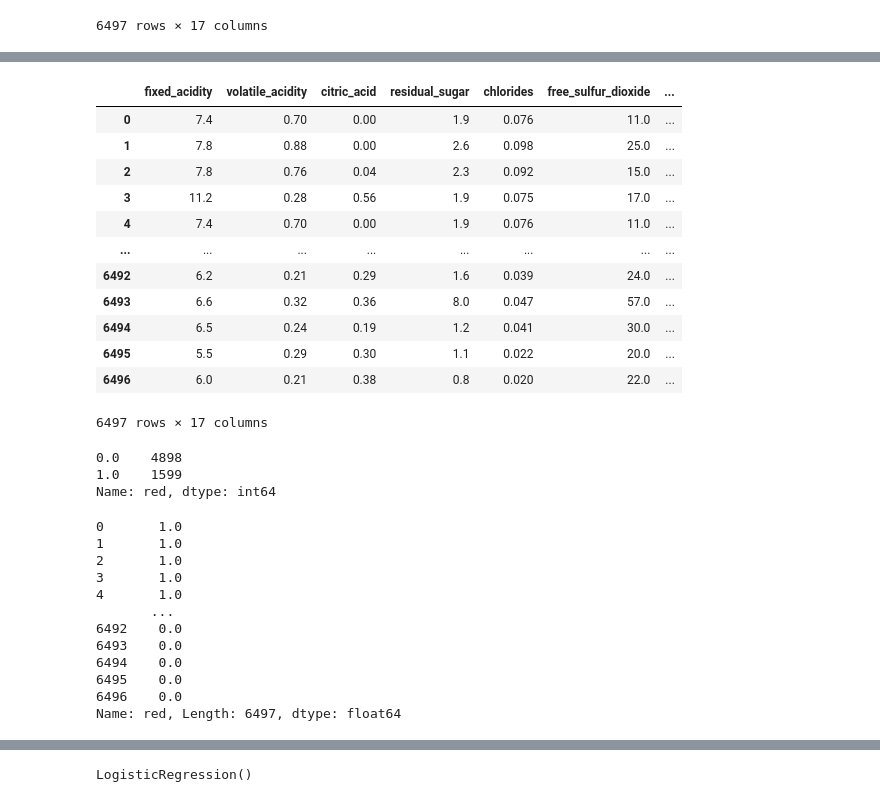
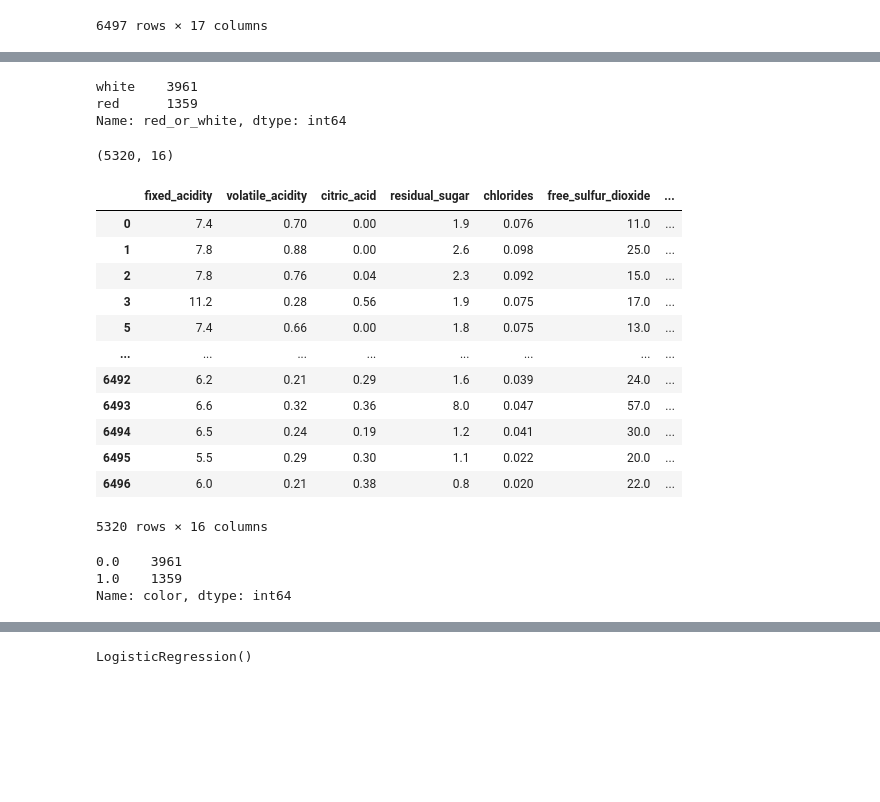
Before and after one commit to cdb8675309/-mod1-project2-Sprint-3, a Jupyter notebook: Sprint_3.ipynb, the cells around one changed output, grey strips where cells are left out. Saved outputs shown, nothing was run; the diff lists cells and outputs as text; code cells hidden in the pictures; blank space fills up the shorter version.

Commit message:
"data scrubbed, ran log regs on norm and non normalized data"

```diff
--- a/Sprint_3.ipynb
+++ b/Sprint_3.ipynb
@@ -260,7 +263,7 @@ rw_encd_combiwines
 | 6496 | 6.0 | 0.21 | 0.38 | 0.8 | 0.020 | 22.0 | ... |
 6497 rows × 16 columns
 # %%
-rw_encd_combiwines.rename(columns = {0:'red', 1:'white'}, inplace=True)
+rw_encd_combiwines.rename(columns = {0:'color', 1:'ignore'}, inplace=True)
 rw_encd_combiwines
 # %% [output]
 |  | fixed_acidity | volatile_acidity | citric_acid | residual_sugar | chlorides | free_sulfur_dioxide | ... |
@@ -348,0 +355,7 @@ rw_encd_combiwines
+# %%
+## here i just shortened my dataframe name to rw encd cw
+rw_encd_cw = rw_encd_combiwines
+# %%
+##here i drop the ignore column, and then i remove duplicate rows
+#rw_encd_cw = rw_encd_cw.drop('ignore', axis=1)
+rw_encd_cw.drop_duplicates(inplace=True)
@@ -348,0 +374,10 @@ rw_encd_combiwines
+# %%
+rw_encd_cw['red_or_white'].value_counts()
+# %% [output]
+white    3961
+red      1359
+Name: red_or_white, dtype: int64
+# %%
+rw_encd_cw.shape
+# %% [output]
+(5320, 16)
@@ -349,58 +405,47 @@ rw_encd_combiwines
 # %%
 ##here i am moving the red/white string column to the left of the red/white encoded columns
-col = rw_encd_combiwines.pop('red_or_white')
-rw_encd_combiwines.insert(14, 'red_or_white', col)
-rw_encd_combiwines
+col = rw_encd_cw.pop('red_or_white')
+rw_encd_cw.insert(14, 'red_or_white', col)
+rw_encd_cw
 # %% [output]
 |  | fixed_acidity | volatile_acidity | citric_acid | residual_sugar | chlorides | free_sulfur_dioxide | ... |
 | 0 | 7.4 | 0.70 | 0.00 | 1.9 | 0.076 | 11.0 | ... |
 | 1 | 7.8 | 0.88 | 0.00 | 2.6 | 0.098 | 25.0 | ... |
 | 2 | 7.8 | 0.76 | 0.04 | 2.3 | 0.092 | 15.0 | ... |
 | 3 | 11.2 | 0.28 | 0.56 | 1.9 | 0.075 | 17.0 | ... |
-| 4 | 7.4 | 0.70 | 0.00 | 1.9 | 0.076 | 11.0 | ... |
+| 5 | 7.4 | 0.66 | 0.00 | 1.8 | 0.075 | 13.0 | ... |
 | ... | ... | ... | ... | ... | ... | ... | ... |
 | 6492 | 6.2 | 0.21 | 0.29 | 1.6 | 0.039 | 24.0 | ... |
 | 6493 | 6.6 | 0.32 | 0.36 | 8.0 | 0.047 | 57.0 | ... |
 | 6494 | 6.5 | 0.24 | 0.19 | 1.2 | 0.041 | 30.0 | ... |
 | 6495 | 5.5 | 0.29 | 0.30 | 1.1 | 0.022 | 20.0 | ... |
 | 6496 | 6.0 | 0.21 | 0.38 | 0.8 | 0.020 | 22.0 | ... |
-6497 rows × 17 columns
+5320 rows × 16 columns
-# %%
-rw_encd_combiwines['red'].value_counts()
-# %% [output]
-0.0    4898
-1.0    1599
-Name: red, dtype: int64
+# %%
+rw_encd_cw['color'].value_counts()
+# %% [output]
+0.0    3961
+1.0    1359
+Name: color, dtype: int64
 # %%
 ##########
 ########
 #####
 #from this point forward, we are in bat country:
 # %%
-#i want to now create a model to predict if a wine is red (or white==0) based on the characteristics of that wine.
+#i want to now create a model to predict if a wine is red (or white==0) based on the characteristics of that wine, from the color column.
+
+##First version, i will split the data, and ignore only a few categories
 from sklearn.model_selection import train_test_split
 #first i need to split the data
-X = rw_encd_combiwines.drop(columns=['red', 'red_or_white', 'quality_label', 'white'])
+X = rw_encd_cw.drop(columns=['color', 'red_or_white', 'quality_label', 'quality', 'qual_label_cat'])
 
 ##Is this a correct value for y?
-y = rw_encd_combiwines['red']
-print(y)
+y = rw_encd_cw['color']
+
 # #here we split our data by passing 3 arguments to train_test_split. the input set, the output set, and a keyword argument that specifies the size of our
 # #test data set. here we set it to 20% of our data. this will return a tuple, which we need to unpack into 4 variables, Xtrain,Xtest (input sets), and ytrain,ytest (output sets)
 
 X_train, X_test, y_train, y_test = train_test_split(X, y, test_size=0.2)
-# %% [output]
-0       1.0
-1       1.0
-2       1.0
-3       1.0
-4       1.0
-       ...
-6492    0.0
-6493    0.0
-6494    0.0
-6495    0.0
-6496    0.0
-Name: red, Length: 6497, dtype: float64
 # %%
 # data normalisation with sklearn
```
Also changed, not shown: parts of 40 cells of this notebook.
